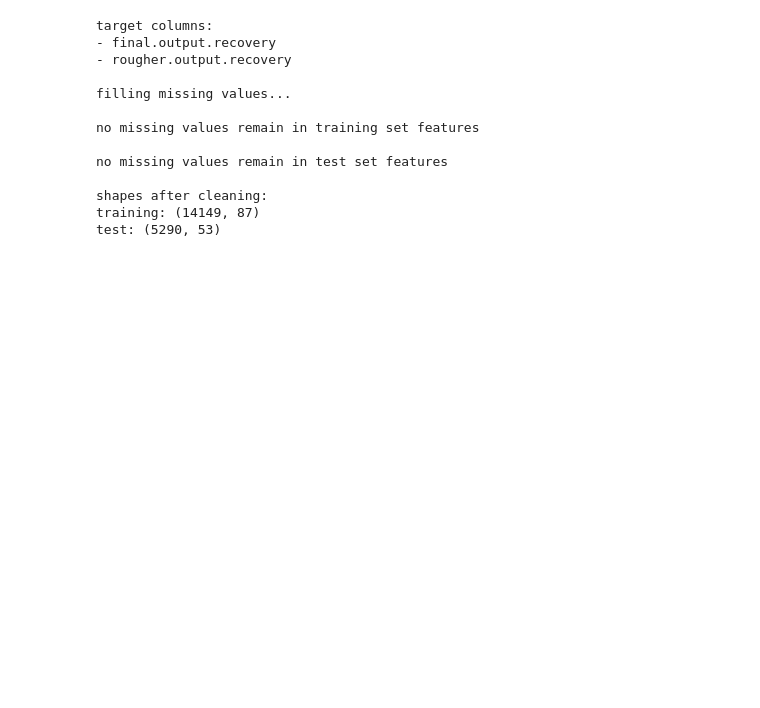
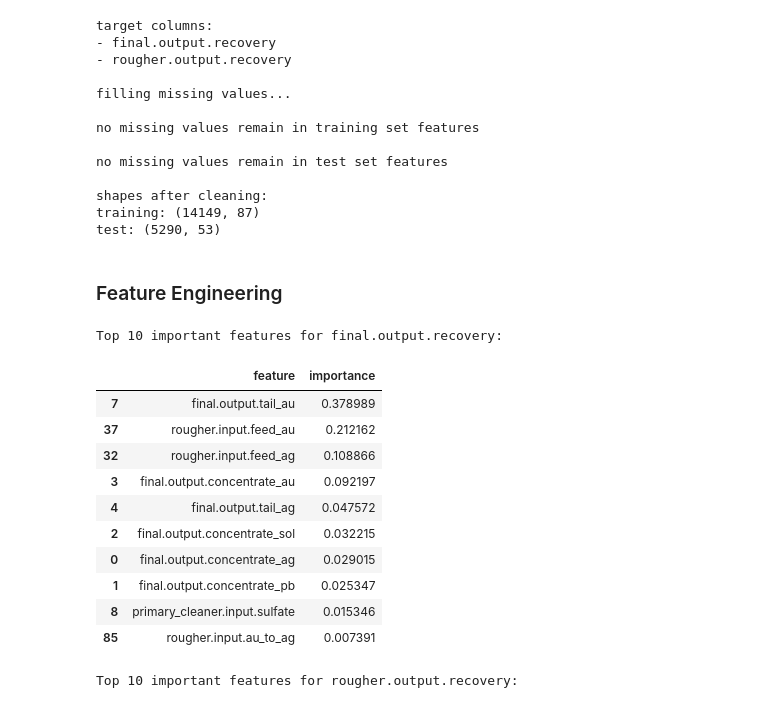
Before and after one commit to 6076paras/goldRecovery, a Jupyter notebook: goldrecovery/notebooks/goldRecoveryOptimization.ipynb, the cells around one changed output. Drawn from its saved outputs; the diff is of its cells as text; code cells hidden in the pictures; blank space fills up the shorter version.

Commit message:
feature engineering

```diff
--- a/goldrecovery/notebooks/goldRecoveryOptimization.ipynb
+++ b/goldrecovery/notebooks/goldRecoveryOptimization.ipynb
@@ -461,3 +461,75 @@ no missing values remain in test set features
 shapes after cleaning:
 training: (14149, 87)
 test: (5290, 53)
+# %% [markdown]
+### Feature Engineering
+# %%
+# calculate additional features that might be useful
+
+
+def engineer_features(df):
+    """create new features that might help predict recovery rates"""
+    df_new = df.copy()
+
+    # metal concentration ratios
+    df_new["rougher.input.ag_to_pb"] = (
+        df_new["rougher.input.feed_ag"] / df_new["rougher.input.feed_pb"]
+    )
+    df_new["rougher.input.au_to_ag"] = (
+        df_new["rougher.input.feed_au"] / df_new["rougher.input.feed_ag"]
+    )
+
+    # time-based features
+    df_new["hour"] = pd.to_datetime(df_new["date"]).dt.hour
+    df_new["day"] = pd.to_datetime(df_new["date"]).dt.day
+    df_new["month"] = pd.to_datetime(df_new["date"]).dt.month
+
+    return df_new
+
+
+# apply feature engineering
+train_featured = engineer_features(train_cleaned)
+test_featured = engineer_features(test_cleaned)
+
+# analyze feature importance (for non-target columns)
+from sklearn.ensemble import RandomForestRegressor
+
+
+def analyze_feature_importance(df, target_col):
+    """analyze which features are most important for predicting the target"""
+    # prepare data
+    features = [col for col in df.columns if col not in target_cols and col != "date"]
+    X = df[features]
+    y = df[target_col]
+
+    # train a simple random forest
+    rf = RandomForestRegressor(n_estimators=100, random_state=42)
+    rf.fit(X, y)
+
+    # get feature importance
+    importance = pd.DataFrame(
+        {"feature": features, "importance": rf.feature_importances_}
+    ).sort_values("importance", ascending=False)
+
+    return importance
+
+
+# analyze importance for each target
+for target in target_cols:
+    print(f"\nTop 10 important features for {target}:")
+    importance = analyze_feature_importance(train_featured, target)
+    display(importance.head(10))
+# %% [output]
+Top 10 important features for final.output.recovery:
+|  | feature | importance |
+| 7 | final.output.tail_au | 0.378989 |
+| 37 | rougher.input.feed_au | 0.212162 |
+| 32 | rougher.input.feed_ag | 0.108866 |
+| 3 | final.output.concentrate_au | 0.092197 |
+| 4 | final.output.tail_ag | 0.047572 |
+| 2 | final.output.concentrate_sol | 0.032215 |
+| 0 | final.output.concentrate_ag | 0.029015 |
+| 1 | final.output.concentrate_pb | 0.025347 |
+| 8 | primary_cleaner.input.sulfate | 0.015346 |
+| 85 | rougher.input.au_to_ag | 0.007391 |
+Top 10 important features for rougher.output.recovery:
```
Also changed, not shown: parts of 1 cell of this notebook.
